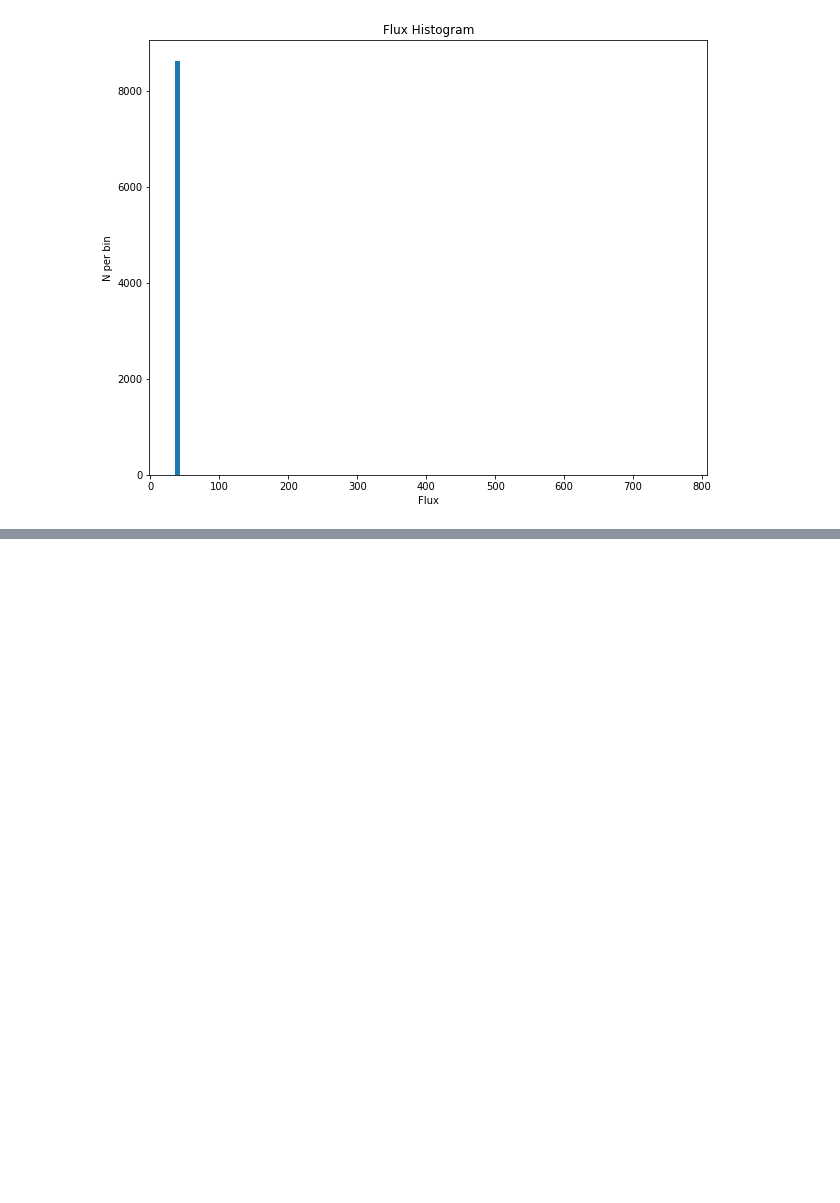
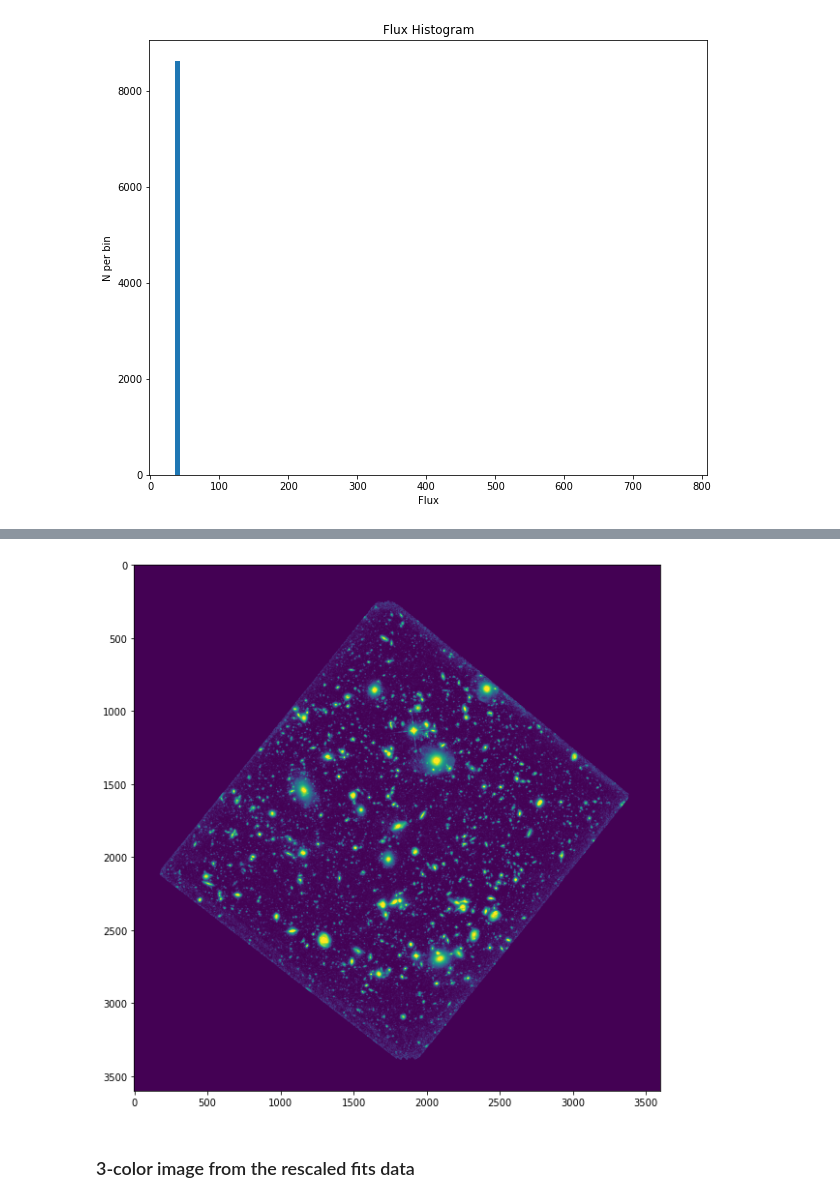
Before and after one commit to lreicher/astr19-final, a Jupyter notebook: udf-105w-sep.ipynb, the cells around one changed output, grey strips where cells are left out. Saved outputs shown, nothing was run; the diff lists cells and outputs as text; code cells hidden in the pictures; blank space fills up the shorter version.

```diff
--- a/udf-105w-sep.ipynb
+++ b/udf-105w-sep.ipynb
@@ -169,0 +247,6 @@ plt.savefig('histo.pdf', bbox_inches='tight', facecolor='white')
+# %%
+fits_quicklook(data3)
+# %% [output]
+[figure, added]
+# %% [markdown]
+### 3-color image from the rescaled fits data
```
Also changed, not shown: parts of 20 cells of this notebook, 6 other files.
